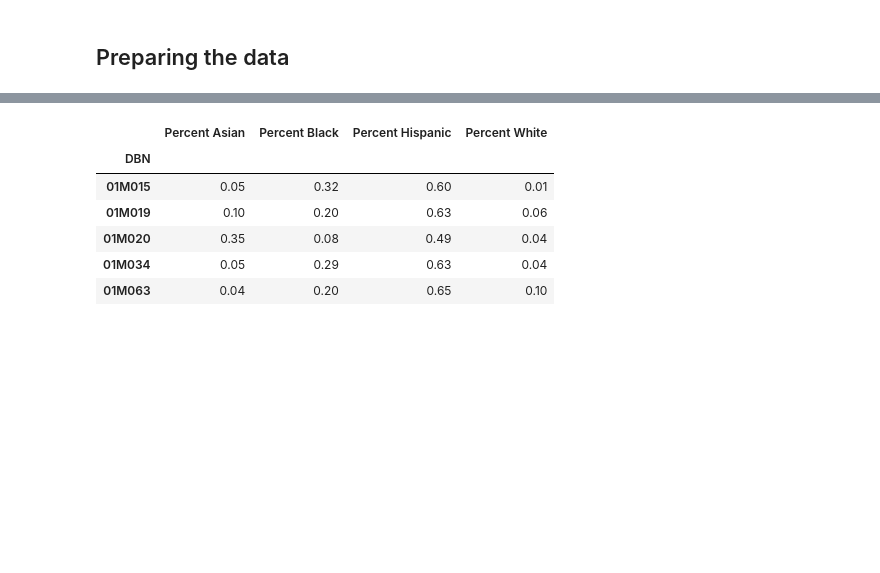
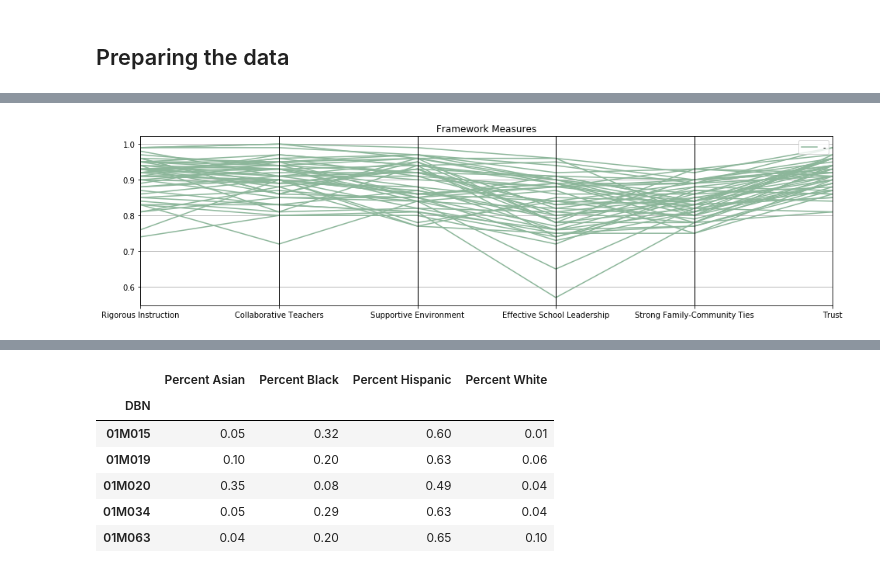
Before and after one commit to araraonline/kag-passnyc, a Jupyter notebook: notebooks/kernel-ethnic-clustering.ipynb, the cells around one changed output, grey strips where cells are left out. Drawn from its saved outputs; the diff is of its cells as text; code cells hidden in the pictures; blank space fills up the shorter version.

```diff
--- a/notebooks/kernel-ethnic-clustering.ipynb
+++ b/notebooks/kernel-ethnic-clustering.ipynb
@@ -10,0 +135,16 @@ The answer to this question is possibly simple, and may already be known by PASS
+# %%
+data = df.copy().sample(50, random_state=1)
+
+# framework coordinates
+from pandas.plotting import parallel_coordinates
+
+plt.figure(figsize=(16,4))
+data = data[['Rigorous Instruction %', 'Collaborative Teachers %',
+             'Supportive Environment %', 'Effective School Leadership %',
+             'Strong Family-Community Ties %', 'Trust %']]
+data.columns = [c[:-2] for c in data.columns]
+data['dummy'] = '-'
+parallel_coordinates(data, 'dummy')
+plt.title("Framework Measures");
+# %% [output]
+[figure, added]
```
Also changed, not shown: parts of 20 cells of this notebook.
